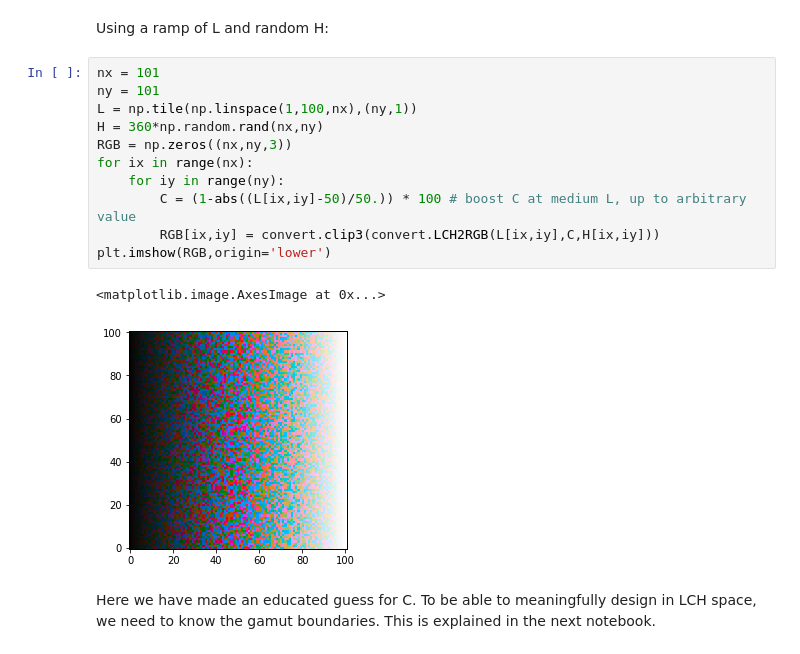
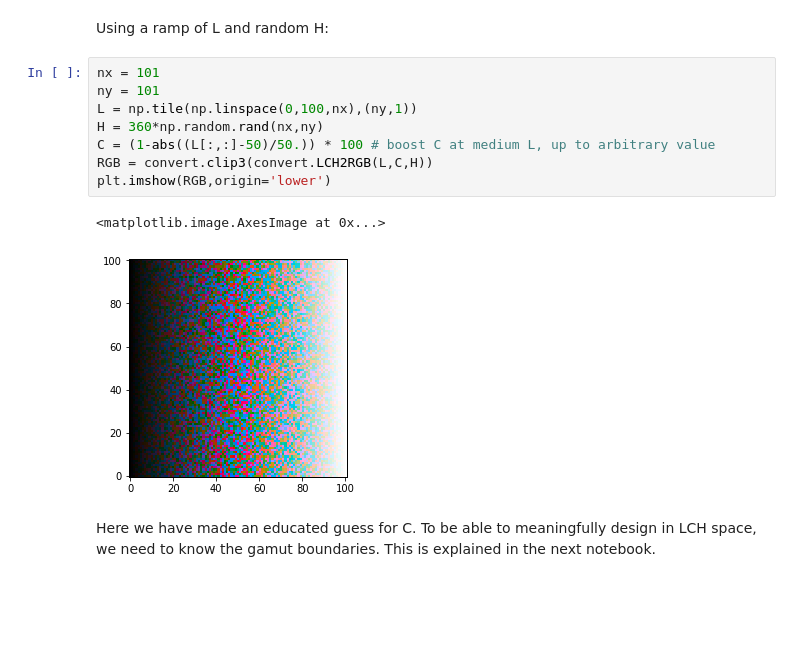
Before and after one commit to gillesferrand/colourspace, a Jupyter notebook: 1. convert.ipynb, the cells around one changed output. Drawn from its saved outputs; the diff is of its cells as text; blank space fills up the shorter version.

```diff
--- a/1. convert.ipynb
+++ b/1. convert.ipynb
@@ -102,17 +139,14 @@ Using a ramp of L and random H:
 # %%
 nx = 101
 ny = 101
-L = np.tile(np.linspace(1,100,nx),(ny,1))
+L = np.tile(np.linspace(0,100,nx),(ny,1))
 H = 360*np.random.rand(nx,ny)
-RGB = np.zeros((nx,ny,3))
-for ix in range(nx):
-    for iy in range(ny):
-        C = (1-abs((L[ix,iy]-50)/50.)) * 100 # boost C at medium L, up to arbitrary value
-        RGB[ix,iy] = convert.clip3(convert.LCH2RGB(L[ix,iy],C,H[ix,iy]))
+C = (1-abs((L[:,:]-50)/50.)) * 100 # boost C at medium L, up to arbitrary value
+RGB = convert.clip3(convert.LCH2RGB(L,C,H))
 plt.imshow(RGB,origin='lower')
 # %% [output]
 <matplotlib.image.AxesImage at 0x...>
-[figure, old version]
+[figure, new version]
 # %% [markdown]
 Here we have made an educated guess for C. To be able to meaningfully design in LCH space, we need to know the gamut boundaries. This is explained in the next notebook.
 # %% [markdown]
```
Also changed, not shown: parts of 10 cells of this notebook, 15 other files.
